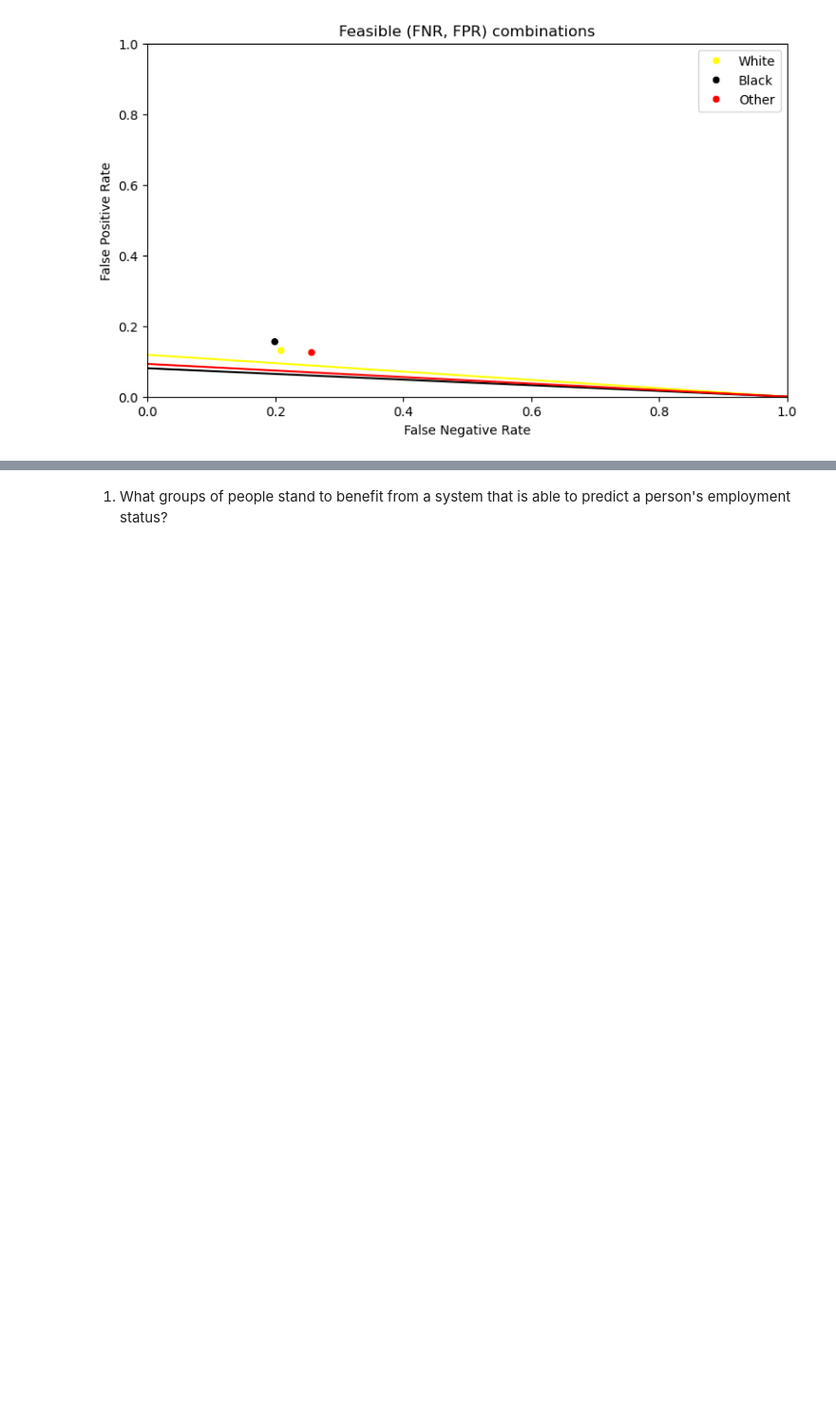
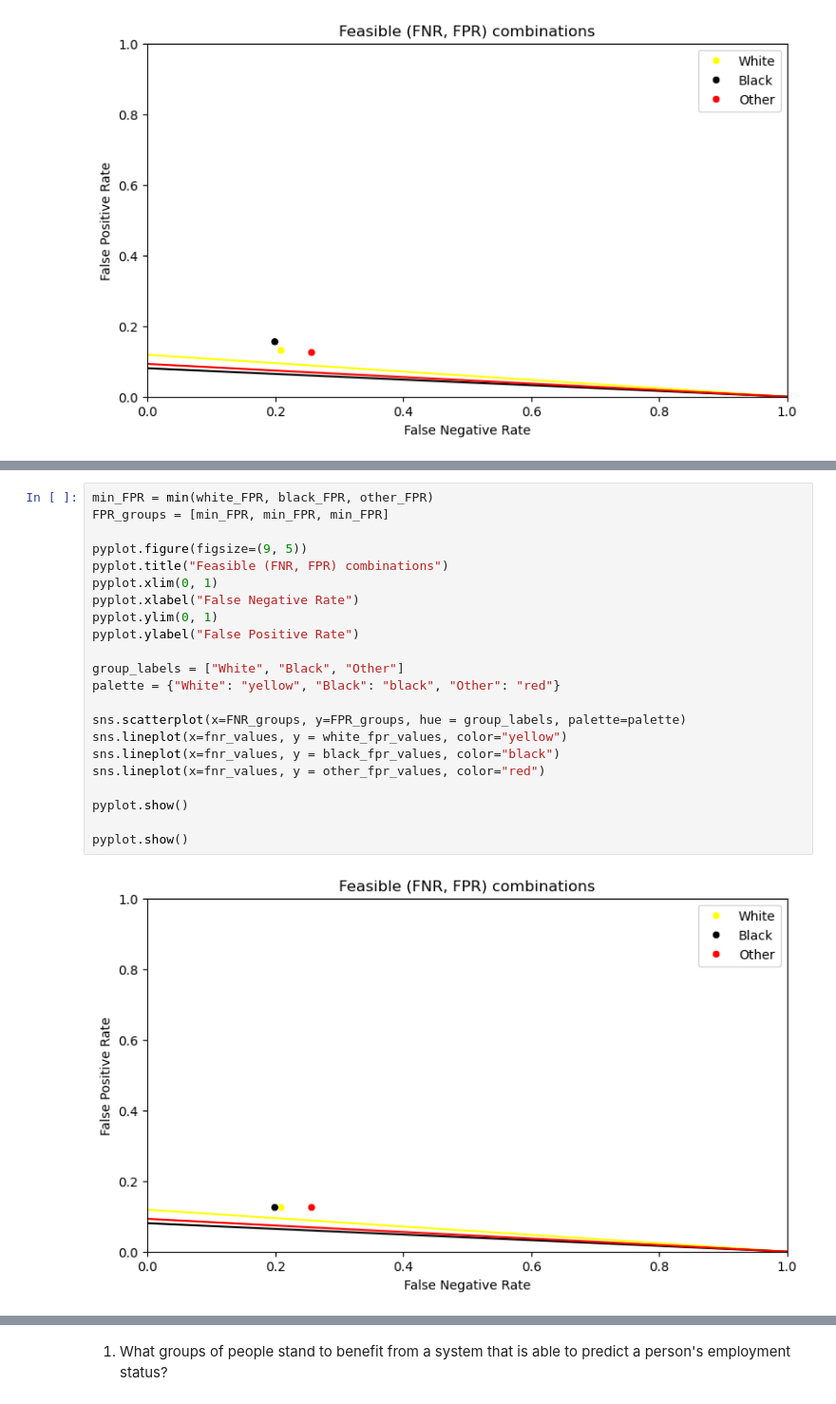
Before and after one commit to CameronHudson813/CameronHudson813.github.io, a Jupyter notebook: posts/Auditing Bias/index.ipynb, the cells around one changed output, grey strips where cells are left out. Shown at 95% size. Drawn from its saved outputs; the diff is of its cells as text; blank space fills up the shorter version.

Commit message:
Fixed some graph stuff

```diff
--- a/posts/Auditing Bias/index.ipynb
+++ b/posts/Auditing Bias/index.ipynb
@@ -406,0 +417,24 @@ pyplot.show()
+# %%
+min_FPR = min(white_FPR, black_FPR, other_FPR)
+FPR_groups = [min_FPR, min_FPR, min_FPR]
+
+pyplot.figure(figsize=(9, 5))
+pyplot.title("Feasible (FNR, FPR) combinations")
+pyplot.xlim(0, 1)
+pyplot.xlabel("False Negative Rate")
+pyplot.ylim(0, 1)
+pyplot.ylabel("False Positive Rate")
+
+group_labels = ["White", "Black", "Other"]
+palette = {"White": "yellow", "Black": "black", "Other": "red"}
+
+sns.scatterplot(x=FNR_groups, y=FPR_groups, hue = group_labels, palette=palette)
+sns.lineplot(x=fnr_values, y = white_fpr_values, color="yellow")
+sns.lineplot(x=fnr_values, y = black_fpr_values, color="black")
+sns.lineplot(x=fnr_values, y = other_fpr_values, color="red")
+
+pyplot.show()
+
+pyplot.show()
+# %% [output]
+[figure, added]
```
Also changed, not shown: parts of 9 cells of this notebook.
